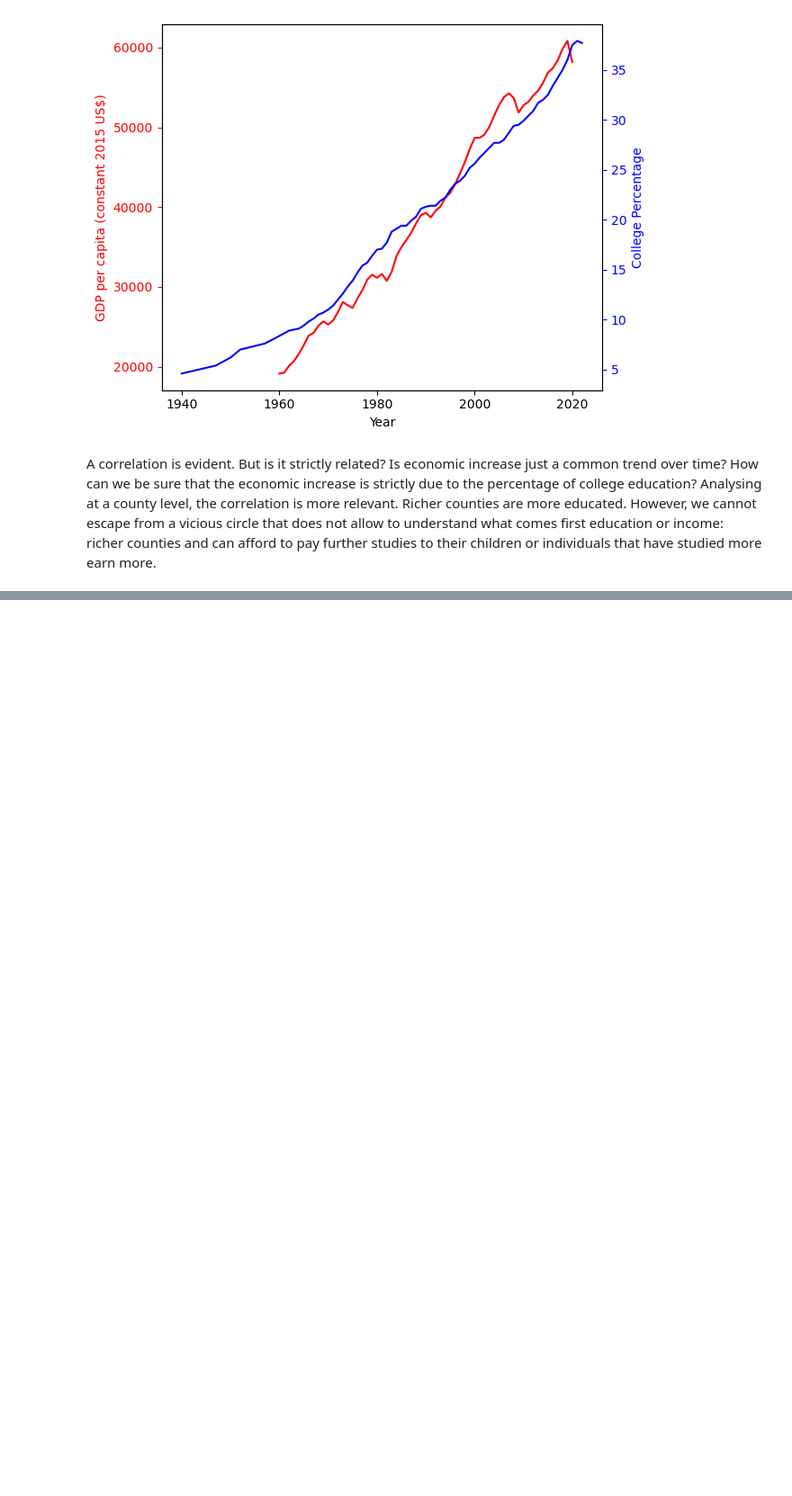
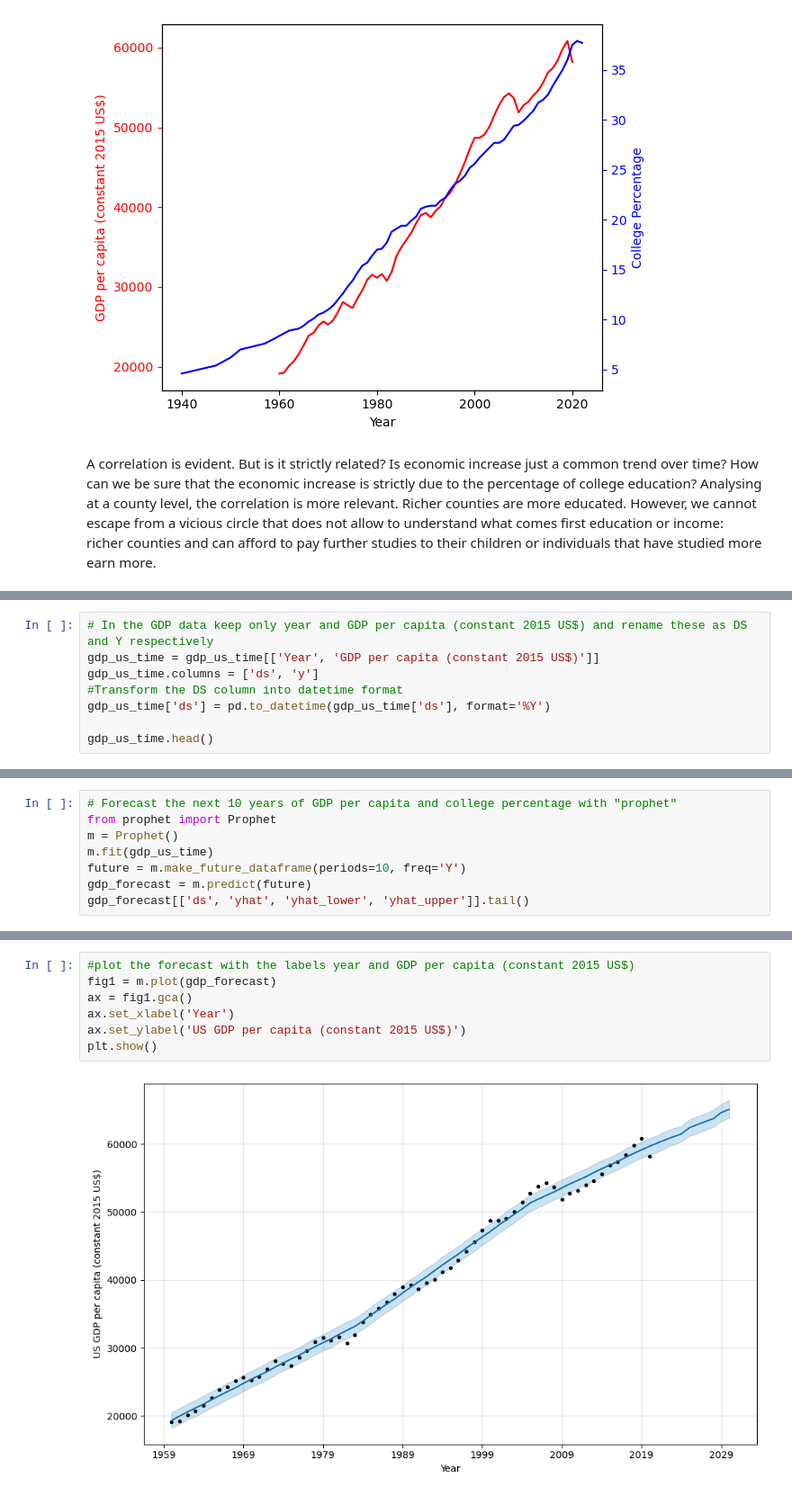
Before and after one commit to leomassoc/LSE-DS105L-Data-Detectives, a Jupyter notebook: notebooks/NB4 Working on the final dataframe.ipynb, the cells around one changed output, grey strips where cells are left out. Shown: that part at 90% size. Cells and saved outputs as stored; diff of their text form; blank space fills up the shorter version.

```diff
--- a/notebooks/NB4 Working on the final dataframe.ipynb
+++ b/notebooks/NB4 Working on the final dataframe.ipynb
@@ -64,0 +76,8 @@ Analysing at a county level, the correlation is more relevant. Richer counties a
+# %%
+# In the GDP data keep only year and GDP per capita (constant 2015 US$) and rename these as DS and Y respectively
+gdp_us_time = gdp_us_time[['Year', 'GDP per capita (constant 2015 US$)']]
+gdp_us_time.columns = ['ds', 'y']
+#Transform the DS column into datetime format
+gdp_us_time['ds'] = pd.to_datetime(gdp_us_time['ds'], format='%Y')
+
+gdp_us_time.head()
@@ -64,0 +104,8 @@ Analysing at a county level, the correlation is more relevant. Richer counties a
+# %%
+# Forecast the next 10 years of GDP per capita and college percentage with "prophet"
+from prophet import Prophet
+m = Prophet()
+m.fit(gdp_us_time)
+future = m.make_future_dataframe(periods=10, freq='Y')
+gdp_forecast = m.predict(future)
+gdp_forecast[['ds', 'yhat', 'yhat_lower', 'yhat_upper']].tail()
@@ -64,0 +121,9 @@ Analysing at a county level, the correlation is more relevant. Richer counties a
+# %%
+#plot the forecast with the labels year and GDP per capita (constant 2015 US$)
+fig1 = m.plot(gdp_forecast)
+ax = fig1.gca()
+ax.set_xlabel('Year')
+ax.set_ylabel('US GDP per capita (constant 2015 US$)')
+plt.show()
+# %% [output]
+[figure, added]
```
Also changed, not shown: parts of 6 cells of this notebook, 2 other files.
